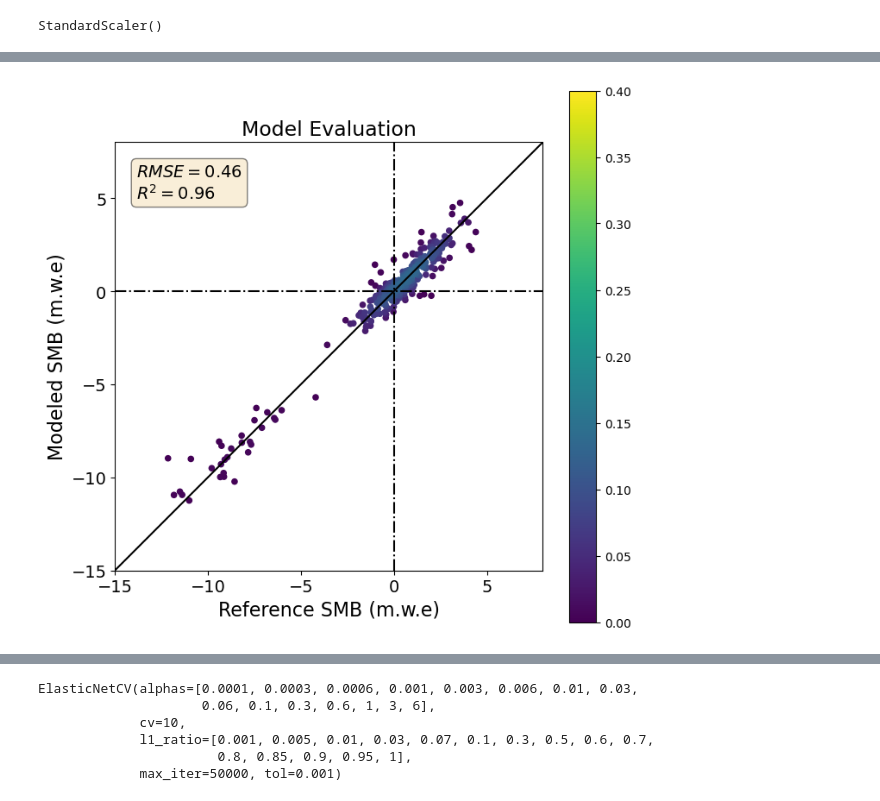
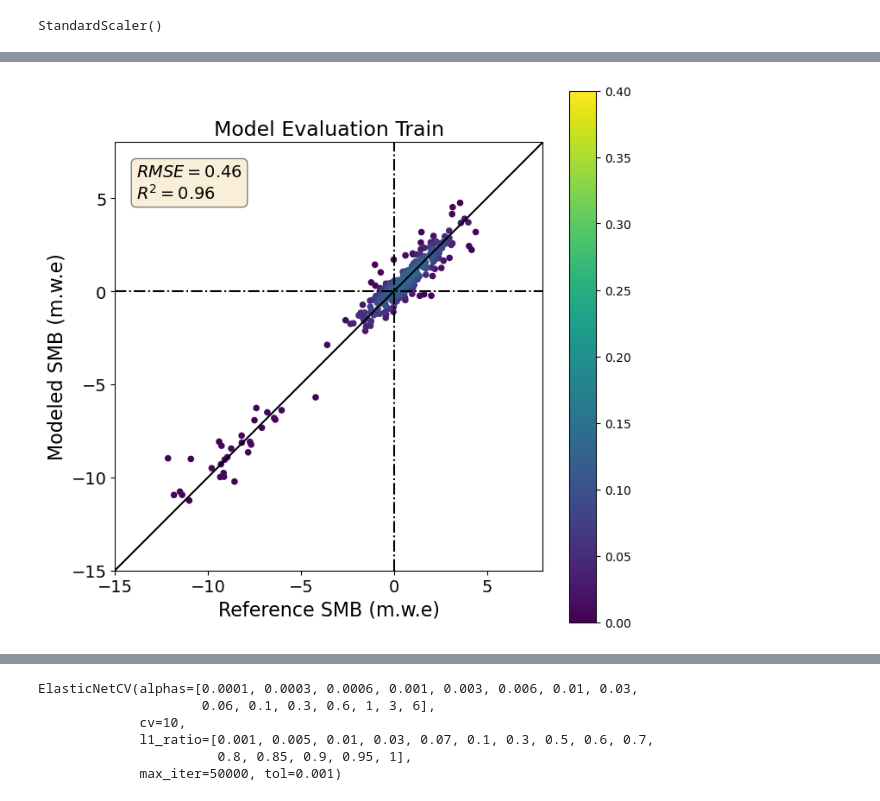
Before and after one commit to khsjursen/ML_MB_Norway, a Jupyter notebook: train_model.ipynb, the cells around one changed output, grey strips where cells are left out. Cells and saved outputs as stored; diff of their text form; code cells hidden in the pictures.

```diff
--- a/train_model.ipynb
+++ b/train_model.ipynb
@@ -311,7 +311,7 @@ X_train.shape, y_train.shape
 # %% [output]
 ((281, 28), (281, 1))
 # %%
-def plot_prediction(y1, y2, n_toplot=10**10):
+def plot_prediction(y1, y2, data_type:str, n_toplot=10**10):
 
     from scipy.stats import gaussian_kde
     from sklearn.metrics import r2_score, mean_squared_error
@@ -329,7 +329,7 @@ def plot_prediction(y1, y2, n_toplot=10**10):
     y_plt, ann_plt, z = y_expected[idx], y_predicted[idx], z[idx]
 
     plt.figure(figsize=(8,8))
-    plt.title("Model Evaluation", fontsize=17)
+    plt.title("Model Evaluation " + data_type, fontsize=17)
     plt.ylabel('Modeled SMB (m.w.e)', fontsize=16)
     plt.xlabel('Reference SMB (m.w.e)', fontsize=16)
     sc = plt.scatter(y_plt, ann_plt, c=z, s=20)
@@ -384,5 +384,5 @@ Wall time: 7.15 µs
 ElasticNet(alpha=0.001, l1_ratio=0.8, random_state=666)
 # %%
-plot_prediction(y_train, reg_linear.predict(X_train_scaled), n_toplot=5000)
+plot_prediction(y_train, reg_linear.predict(X_train_scaled), 'Train', n_toplot=5000)
 # %% [output]
-[figure, old version]
+[figure, new version]
```
Also changed, not shown: parts of 20 cells of this notebook.
